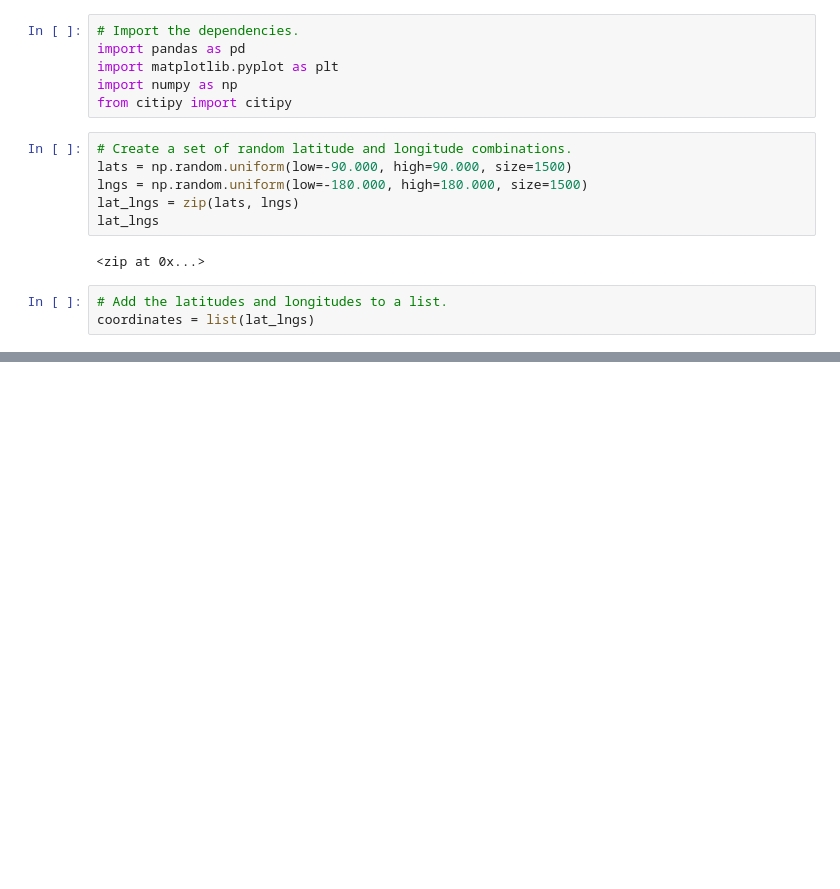
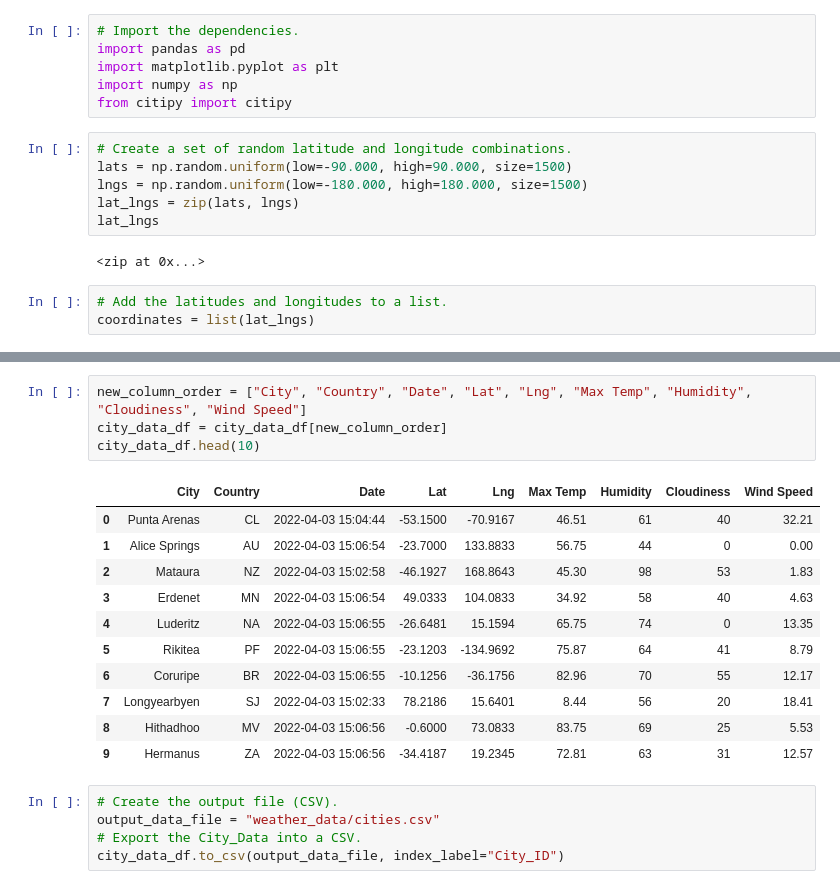
Before and after one commit to LeiSul/World_Weather_Analysis, a Jupyter notebook: WeatherPy.ipynb, the cells around one changed output, grey strips where cells are left out. Drawn from its saved outputs; the diff is of its cells as text; blank space fills up the shorter version.

```diff
--- a/WeatherPy.ipynb
+++ b/WeatherPy.ipynb
@@ -31,0 +144,21 @@ len(cities)
+# %%
+new_column_order = ["City", "Country", "Date", "Lat", "Lng", "Max Temp", "Humidity", "Cloudiness", "Wind Speed"]
+city_data_df = city_data_df[new_column_order]
+city_data_df.head(10)
+# %% [output]
+|  | City | Country | Date | Lat | Lng | Max Temp | Humidity | Cloudiness | Wind Speed |
+| 0 | Punta Arenas | CL | 2022-04-03 15:04:44 | -53.1500 | -70.9167 | 46.51 | 61 | 40 | 32.21 |
+| 1 | Alice Springs | AU | 2022-04-03 15:06:54 | -23.7000 | 133.8833 | 56.75 | 44 | 0 | 0.00 |
+| 2 | Mataura | NZ | 2022-04-03 15:02:58 | -46.1927 | 168.8643 | 45.30 | 98 | 53 | 1.83 |
+| 3 | Erdenet | MN | 2022-04-03 15:06:54 | 49.0333 | 104.0833 | 34.92 | 58 | 40 | 4.63 |
+| 4 | Luderitz | NA | 2022-04-03 15:06:55 | -26.6481 | 15.1594 | 65.75 | 74 | 0 | 13.35 |
+| 5 | Rikitea | PF | 2022-04-03 15:06:55 | -23.1203 | -134.9692 | 75.87 | 64 | 41 | 8.79 |
+| 6 | Coruripe | BR | 2022-04-03 15:06:55 | -10.1256 | -36.1756 | 82.96 | 70 | 55 | 12.17 |
+| 7 | Longyearbyen | SJ | 2022-04-03 15:02:33 | 78.2186 | 15.6401 | 8.44 | 56 | 20 | 18.41 |
+| 8 | Hithadhoo | MV | 2022-04-03 15:06:56 | -0.6000 | 73.0833 | 83.75 | 69 | 25 | 5.53 |
+| 9 | Hermanus | ZA | 2022-04-03 15:06:56 | -34.4187 | 19.2345 | 72.81 | 63 | 31 | 12.57 |
+# %%
+# Create the output file (CSV).
+output_data_file = "weather_data/cities.csv"
+# Export the City_Data into a CSV.
+city_data_df.to_csv(output_data_file, index_label="City_ID")
```
Also changed, not shown: parts of 6 cells of this notebook, 3 other files.
